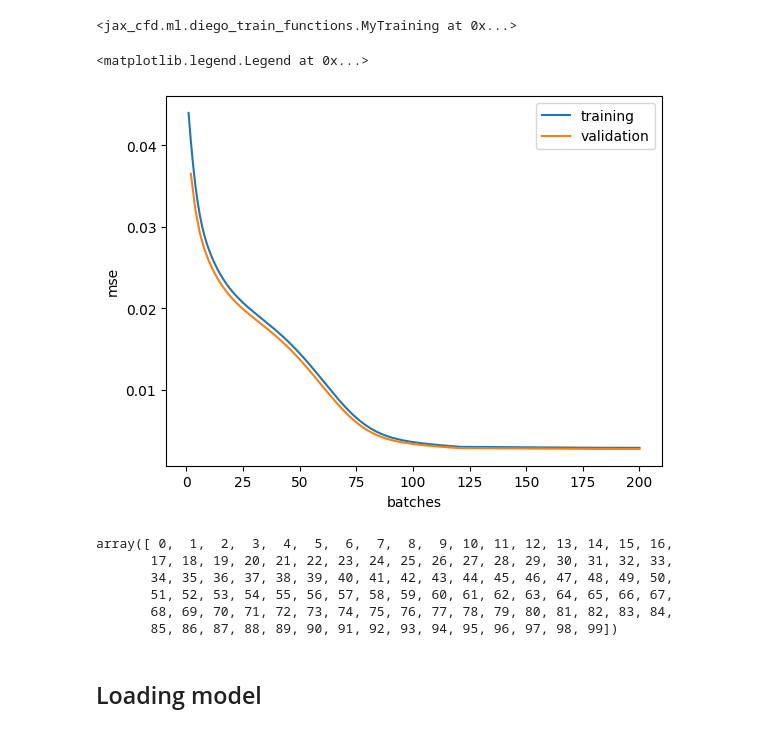
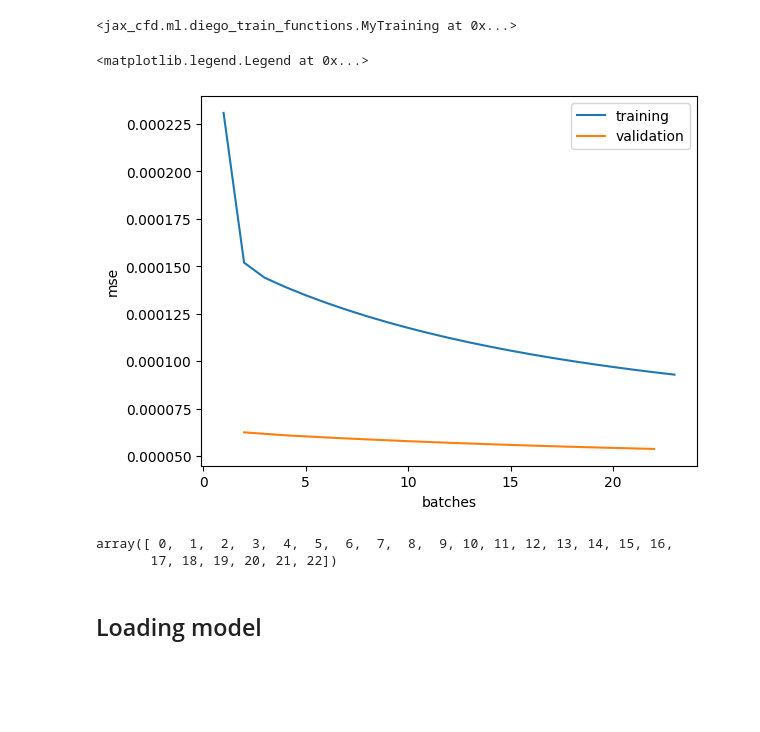
Before and after one commit to diegodelc/jax-cfd, a Jupyter notebook: notebooks/hybrid_model/PAPER/training_models/padding_and_pinn_bcs.ipynb, the cells around one changed output. Cells and saved outputs as stored; diff of their text form; code cells hidden in the pictures; blank space fills up the shorter version.

```diff
--- a/notebooks/hybrid_model/PAPER/training_models/padding_and_pinn_bcs.ipynb
+++ b/notebooks/hybrid_model/PAPER/training_models/padding_and_pinn_bcs.ipynb
@@ -199,11 +205,11 @@ instance = training.MyTraining(X_train,Y_train,X_test,Y_test,
                       learning_rates=training.staggeredLearningRate((60,0.1),(30,0.01),(30,0.001)), #iterated over batches
                       batch_size=len(X_train)//2 +1, # number or len(X_train)
                       validateEvery=1,
-                      params=instance.params,
+                      params=None,
                       forward_pass=forward_pass,
                       tol = 1e-10,
                       PINN_bcs = True,
-                      PINN_coeff = 0.1)
+                      PINN_coeff = 0.00001)
 
 %time instance.train()
 # %% [output]
@@ -224,25 +237,21 @@ instance
 # %%
 
 batches = np.arange(len(instance.losses))
 val_step = len(instance.losses)//len(instance.val_losses)
 
 batches_val = batches[::val_step]+val_step
 plt.plot(batches+1,instance.losses, label="training")
-plt.plot(batches_val,instance.val_losses,label="validation")
+plt.plot(batches_val[:-1],instance.val_losses,label="validation")
 plt.ylabel("mse")
 plt.xlabel("batches")
 # plt.yscale("log")
 plt.legend()
 # %% [output]
 <matplotlib.legend.Legend at 0x...>
-[figure, old version]
+[figure, new version]
 # %%
 batches
 # %% [output]
 array([ 0,  1,  2,  3,  4,  5,  6,  7,  8,  9, 10, 11, 12, 13, 14, 15, 16,
-       17, 18, 19, 20, 21, 22, 23, 24, 25, 26, 27, 28, 29, 30, 31, 32, 33,
-       34, 35, 36, 37, 38, 39, 40, 41, 42, 43, 44, 45, 46, 47, 48, 49, 50,
-       51, 52, 53, 54, 55, 56, 57, 58, 59, 60, 61, 62, 63, 64, 65, 66, 67,
-       68, 69, 70, 71, 72, 73, 74, 75, 76, 77, 78, 79, 80, 81, 82, 83, 84,
-       85, 86, 87, 88, 89, 90, 91, 92, 93, 94, 95, 96, 97, 98, 99])
+       17, 18, 19, 20, 21, 22])
 # %%
```
Also changed, not shown: parts of 7 cells of this notebook, 4 other files.
